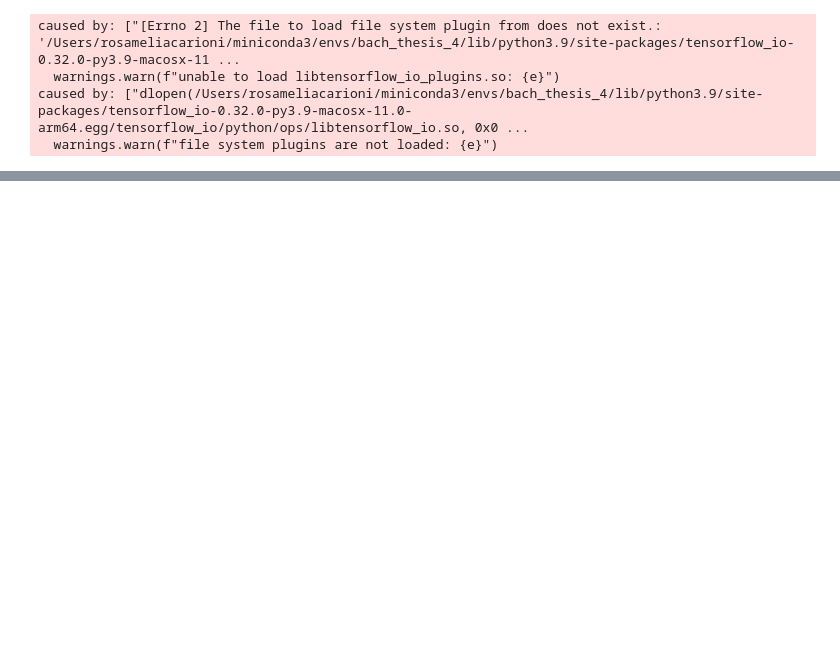
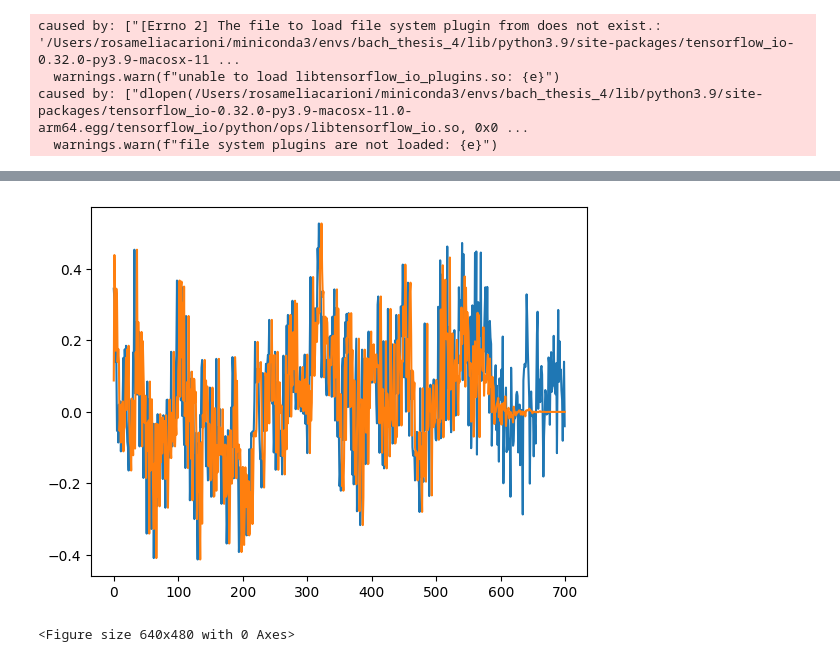
Before and after one commit to RosameliaCarioni/bachelor_thesis_gunshot_detection, a Jupyter notebook: testing_transformation_fourier.ipynb, the cells around one changed output, grey strips where cells are left out. Drawn from its saved outputs; the diff is of its cells as text; code cells hidden in the pictures; blank space fills up the shorter version.

```diff
--- a/testing_transformation_fourier.ipynb
+++ b/testing_transformation_fourier.ipynb
@@ -97,0 +92,9 @@ array([ 0.0000000e+00,  2.0201928e-10,  7.9947732e-08, ...,
+# %%
+import matplotlib.pyplot as plt
+plt.plot(wave[-700:])
+plt.plot(result[-700:])
+plt.show()
+plt.clf()
+# %% [output]
+[figure, added]
+<Figure size 640x480 with 0 Axes>
```
Also changed, not shown: parts of 16 cells of this notebook, 15 other files.
